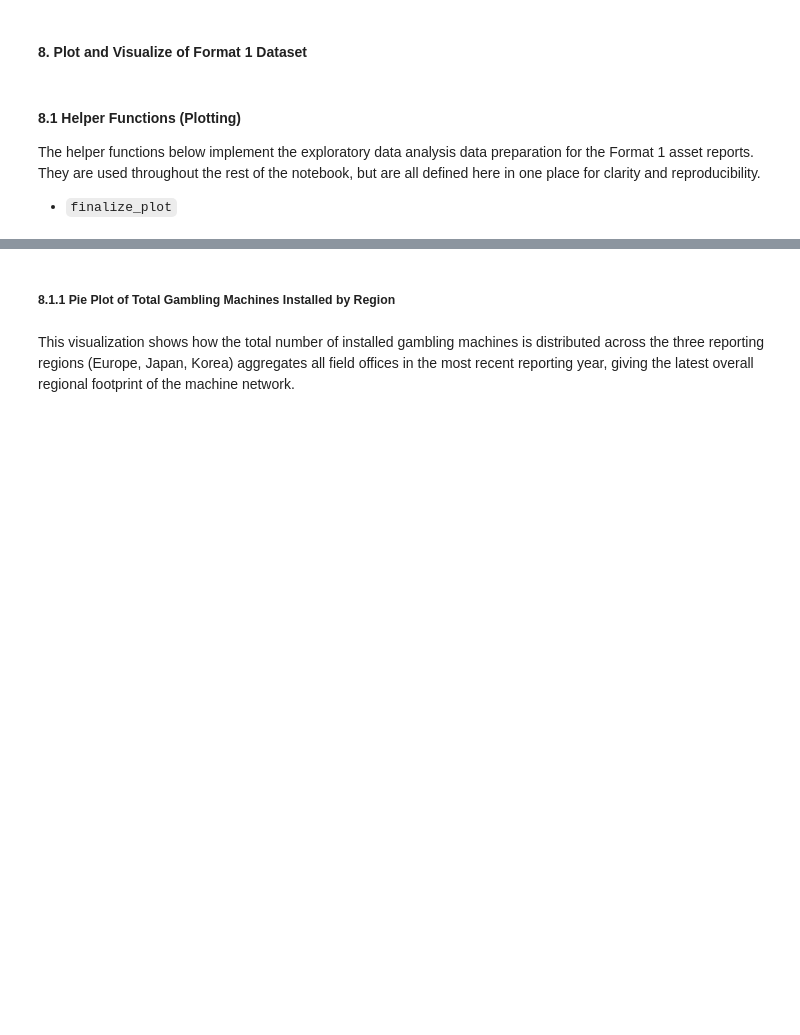
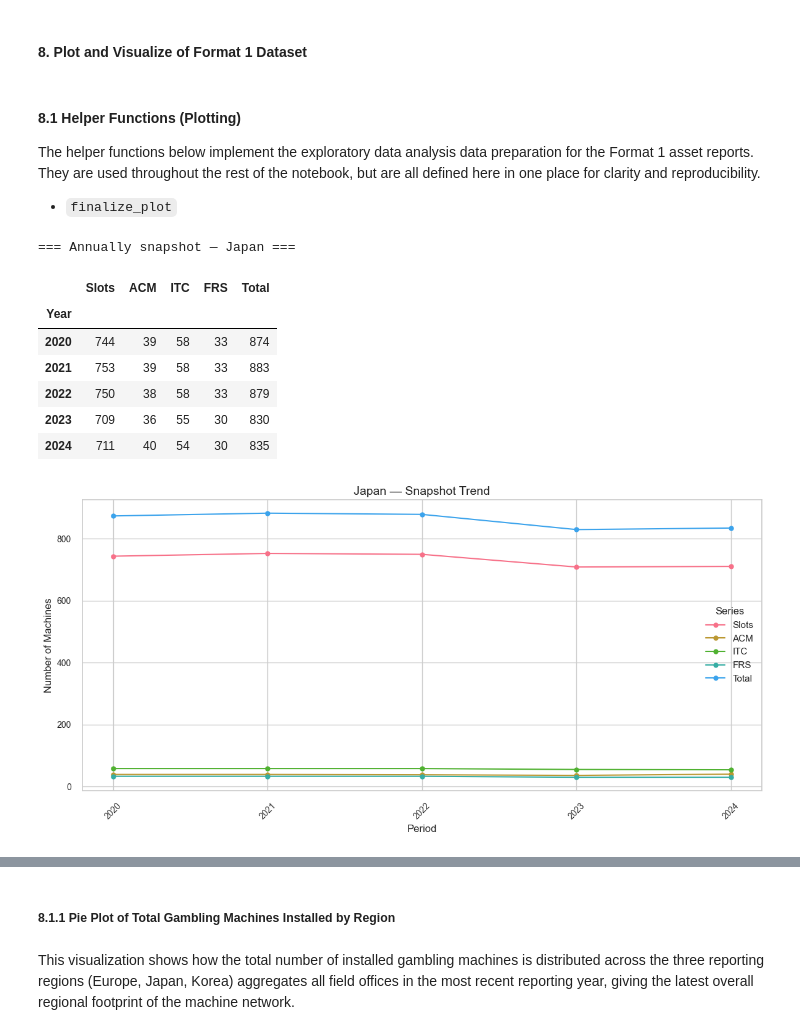
Before and after one commit to pinhaopan/muckrock-liberation, a Jupyter notebook: fa25-team-a/asset_reports.ipynb, the cells around one changed output, grey strips where cells are left out. Cells and saved outputs as stored; diff of their text form; code cells hidden in the pictures; blank space fills up the shorter version.

Commit message:
Creating Format 1 Visualization Functions and Testing Graphs

```diff
--- a/fa25-team-a/asset_reports.ipynb
+++ b/fa25-team-a/asset_reports.ipynb
@@ -1202,0 +1509,13 @@ def plot_snapshot_timeseries(
+# %%
+jp_year = summarize_data(eda_df, "Japan", "Annually")
+plot_single_region_timeseries(jp_year, region="Japan")
+# %% [output]
+=== Annually snapshot — Japan ===
+|  | Slots | ACM | ITC | FRS | Total |
+| Year |  |  |  |  |  |
+| 2020 | 744 | 39 | 58 | 33 | 874 |
+| 2021 | 753 | 39 | 58 | 33 | 883 |
+| 2022 | 750 | 38 | 58 | 33 | 879 |
+| 2023 | 709 | 36 | 55 | 30 | 830 |
+| 2024 | 711 | 40 | 54 | 30 | 835 |
+[figure, added]
```
Also changed, not shown: parts of 21 cells of this notebook.
